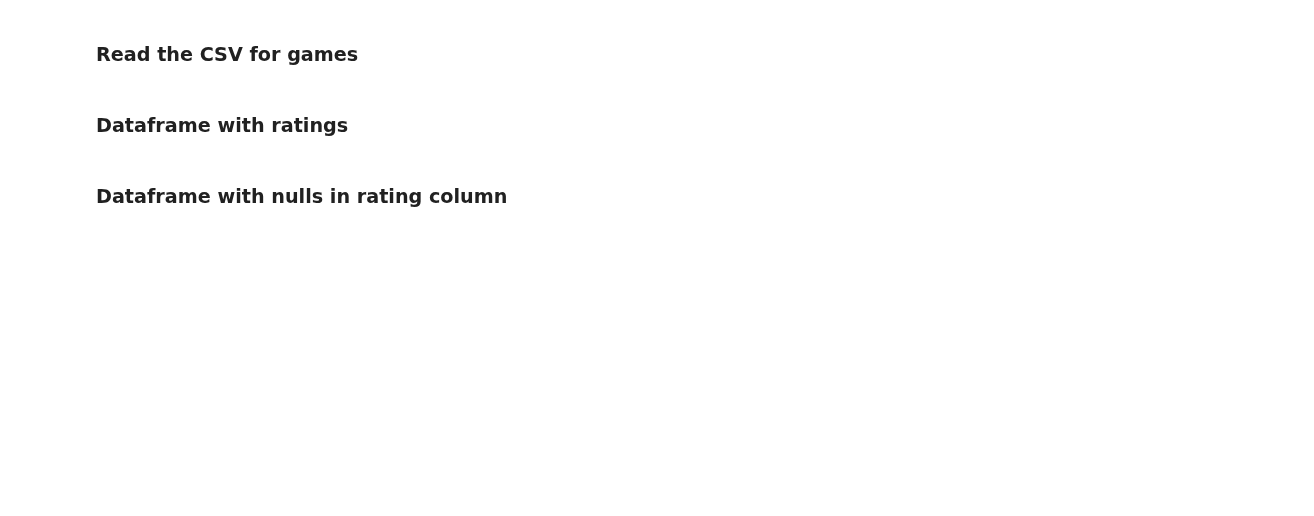
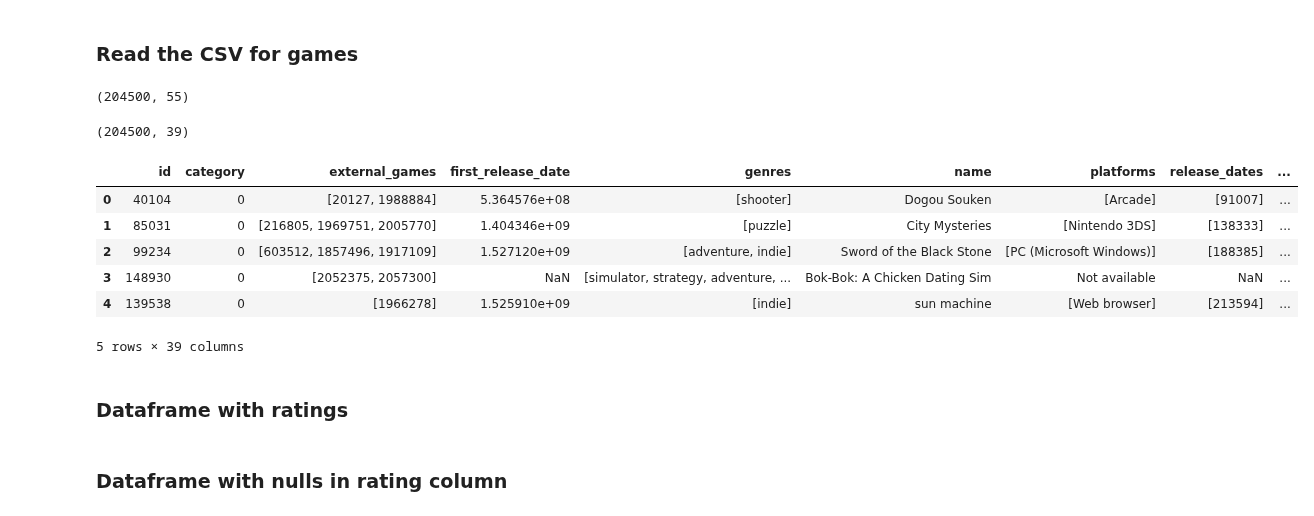
Before and after one commit to MrEnigmamgine/Videogame-Capstone_fork, a Jupyter notebook: Lindy_workbook.ipynb, the cells around one changed output. Saved outputs shown, nothing was run; the diff lists cells and outputs as text; code cells hidden in the pictures; blank space fills up the shorter version.

```diff
--- a/Lindy_workbook.ipynb
+++ b/Lindy_workbook.ipynb
@@ -376,3 +413,7 @@ df.platforms.info()
+# %%
+game_library.shape
+# %% [output]
+(204500, 55)
 # %%
-df = df.drop(columns=['websites', 'created_at', 'updated_at', 'artworks', 'cover','screenshots', 'videos', 'checksum', 'alternative_names', 'rating_count', 'total_rating_count', 'version_parent', 'hypes', 'franchises', 'follows', 'aggregated_rating_count'])
-df.shape
+game_library = game_library.drop(columns=['websites', 'created_at', 'updated_at', 'artworks', 'cover','screenshots', 'videos', 'checksum', 'alternative_names', 'rating_count', 'total_rating_count', 'version_parent', 'hypes', 'franchises', 'follows', 'aggregated_rating_count'])
+game_library.shape
@@ -381,6 +420,18 @@ df.columns
+# %%
+game_library.shape
+# %% [output]
+(204500, 39)
 # %%
-df.rename(columns={'slug': 'lower_case_name', 'aggregated_rating': 'critic_rating'}, inplace=True)
-df.head()
+game_library.rename(columns={'slug': 'lower_case_name', 'aggregated_rating': 'critic_rating'}, inplace=True)
+game_library.head()
+# %% [output]
+|  | id | category | external_games | first_release_date | genres | name | platforms | release_dates | ... |
+| 0 | 40104 | 0 | [20127, 1988884] | 5.364576e+08 | [shooter] | Dogou Souken | [Arcade] | [91007] | ... |
+| 1 | 85031 | 0 | [216805, 1969751, 2005770] | 1.404346e+09 | [puzzle] | City Mysteries | [Nintendo 3DS] | [138333] | ... |
+| 2 | 99234 | 0 | [603512, 1857496, 1917109] | 1.527120e+09 | [adventure, indie] | Sword of the Black Stone | [PC (Microsoft Windows)] | [188385] | ... |
+| 3 | 148930 | 0 | [2052375, 2057300] | NaN | [simulator, strategy, adventure, ... | Bok-Bok: A Chicken Dating Sim | Not available | NaN | ... |
+| 4 | 139538 | 0 | [1966278] | 1.525910e+09 | [indie] | sun machine | [Web browser] | [213594] | ... |
+5 rows × 39 columns
 # %%
 df.rating.isnull().sum()
 # %%
```
Also changed, not shown: parts of 24 cells of this notebook.
